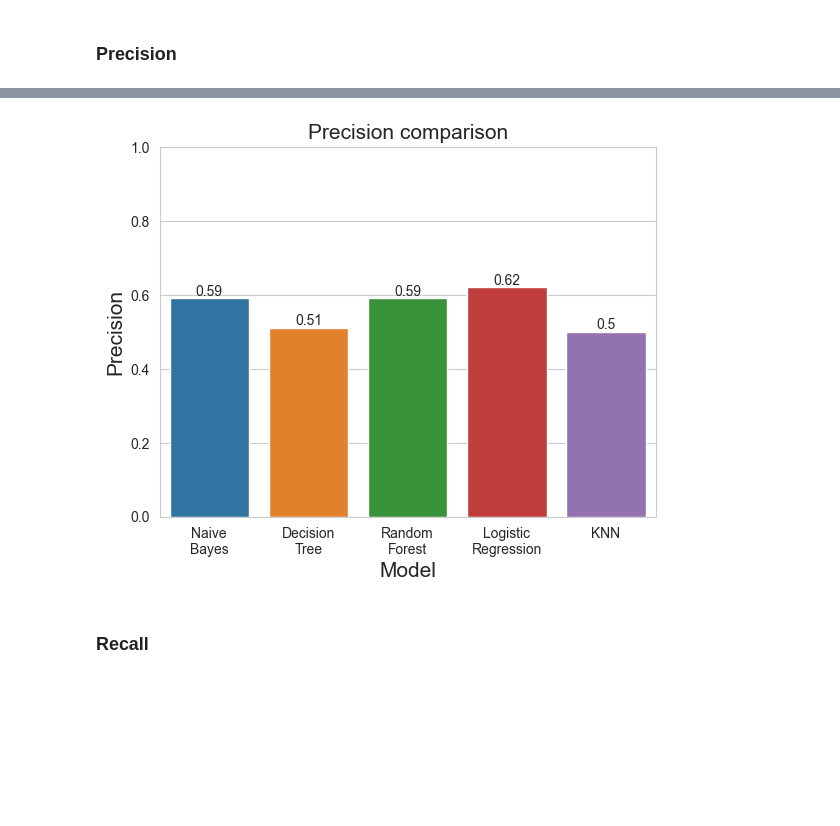
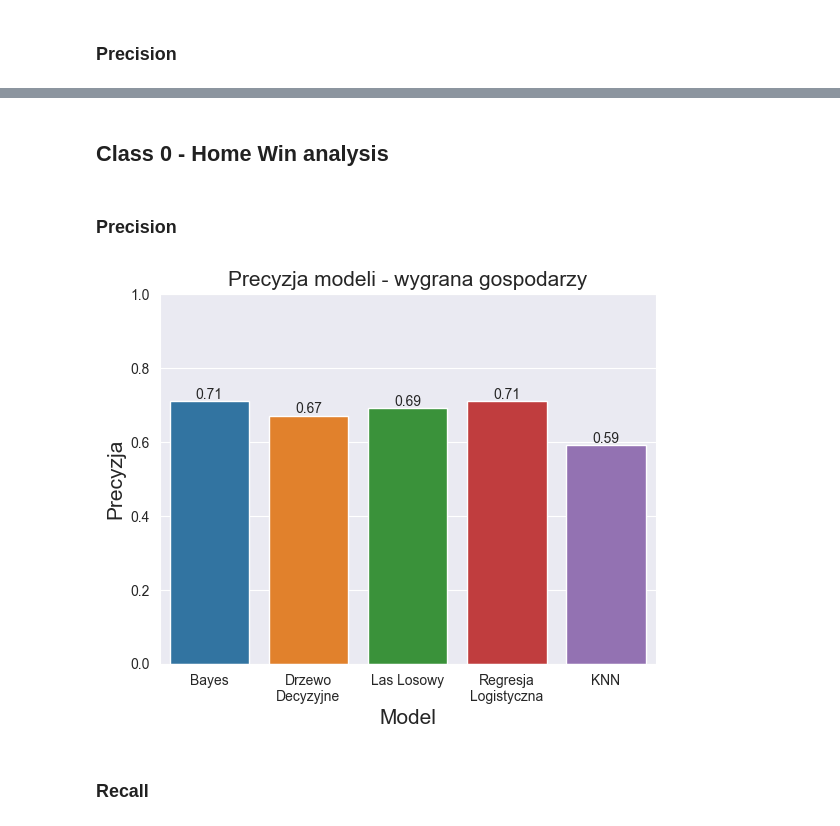
Before and after one commit to PWcislo26/football-ml-predictor, a Jupyter notebook: predictor.ipynb, the cells around one changed output, grey strips where cells are left out. Cells and saved outputs as stored; diff of their text form; code cells hidden in the pictures; blank space fills up the shorter version.

```diff
--- a/predictor.ipynb
+++ b/predictor.ipynb
@@ -142 +139,3 @@ weighted avg       0.53      0.52      0.51       532
+# %%
+labels = ['Bayes', 'Drzewo Decyzyjne', 'Las Losowy','Regresja Logistyczna', 'KNN']
 # %%
@@ -158,13 +181,12 @@ for cv,label in zip(cvs,labels):
 # %% [markdown]
 ### Accuracy
 # %%
-ax = sns.barplot(x=list(avg_accuracy.keys()), y=list(avg_accuracy.values()))
+ax = sns.barplot(x=list(accuracy.keys()), y=list(accuracy.values()))
 for i in ax.containers:
-    ax.bar_label(i,)
-
+    ax.bar_label(i, padding=3)
 plt.ylim(0.0,1.0)
-plt.title("Accuracy comparison",fontsize=15)
+plt.title("Dokładność bazowych modeli",fontsize=15)
 plt.xlabel("Model", fontsize=15)
-plt.ylabel("Accuracy",fontsize=15)
+plt.ylabel("Dokładność",fontsize=15)
 wrap_labels(ax, 10)
 # %% [output]
@@ -172,2 +194,11 @@ wrap_labels(ax, 10)
 # %% [markdown]
 ### Precision
+# %%
+ax = sns.barplot(x=list(precision.keys()), y=list(precision.values()))
+for i in ax.containers:
+    ax.bar_label(i, padding=3)
+plt.ylim(0.0,1.0)
+plt.title("Precyzja bazowych modeli",fontsize=15)
+plt.xlabel("Model", fontsize=15)
+plt.ylabel("Precyzcja",fontsize=15)
+wrap_labels(ax, 10)
@@ -173,0 +209,9 @@ wrap_labels(ax, 10)
+# %%
+ax = sns.barplot(x=list(recall.keys()), y=list(recall.values()))
+for i in ax.containers:
+    ax.bar_label(i, padding=3)
+plt.ylim(0.0,1.0)
+plt.title("Czułość bazowych modeli",fontsize=15)
+plt.xlabel("Model", fontsize=15)
+plt.ylabel("Czułość",fontsize=15)
+wrap_labels(ax, 10)
@@ -174,13 +220,17 @@ wrap_labels(ax, 10)
+# %% [markdown]
+## Class 0 - Home Win  analysis
+# %% [markdown]
+### Precision
 # %%
-ax = sns.barplot(x=list(avg_precision.keys()), y=list(avg_precision.values()))
+ax = sns.barplot(x=list(c0_precision.keys()), y=list(c0_precision.values()))
 for i in ax.containers:
     ax.bar_label(i,)
 plt.ylim(0.0,1.0)
-plt.title("Precision comparison",fontsize=15)
+plt.title("Precyzja modeli - wygrana gospodarzy",fontsize=15)
 plt.xlabel("Model", fontsize=15)
-plt.ylabel("Precision",fontsize=15)
+plt.ylabel("Precyzja",fontsize=15)
 wrap_labels(ax, 10)
 # %% [output]
-[figure, old version]
+[figure, new version]
 # %% [markdown]
 ### Recall
```
Also changed, not shown: parts of 31 cells of this notebook.
